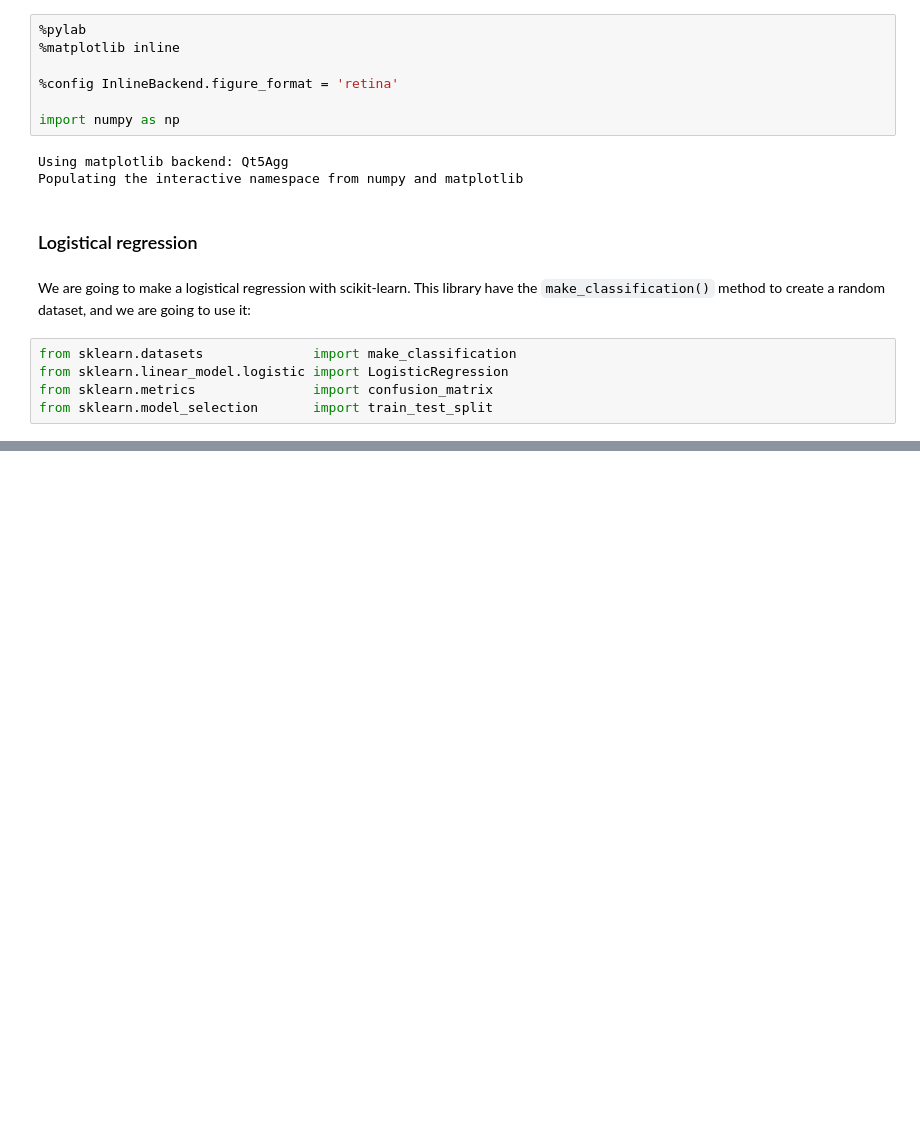
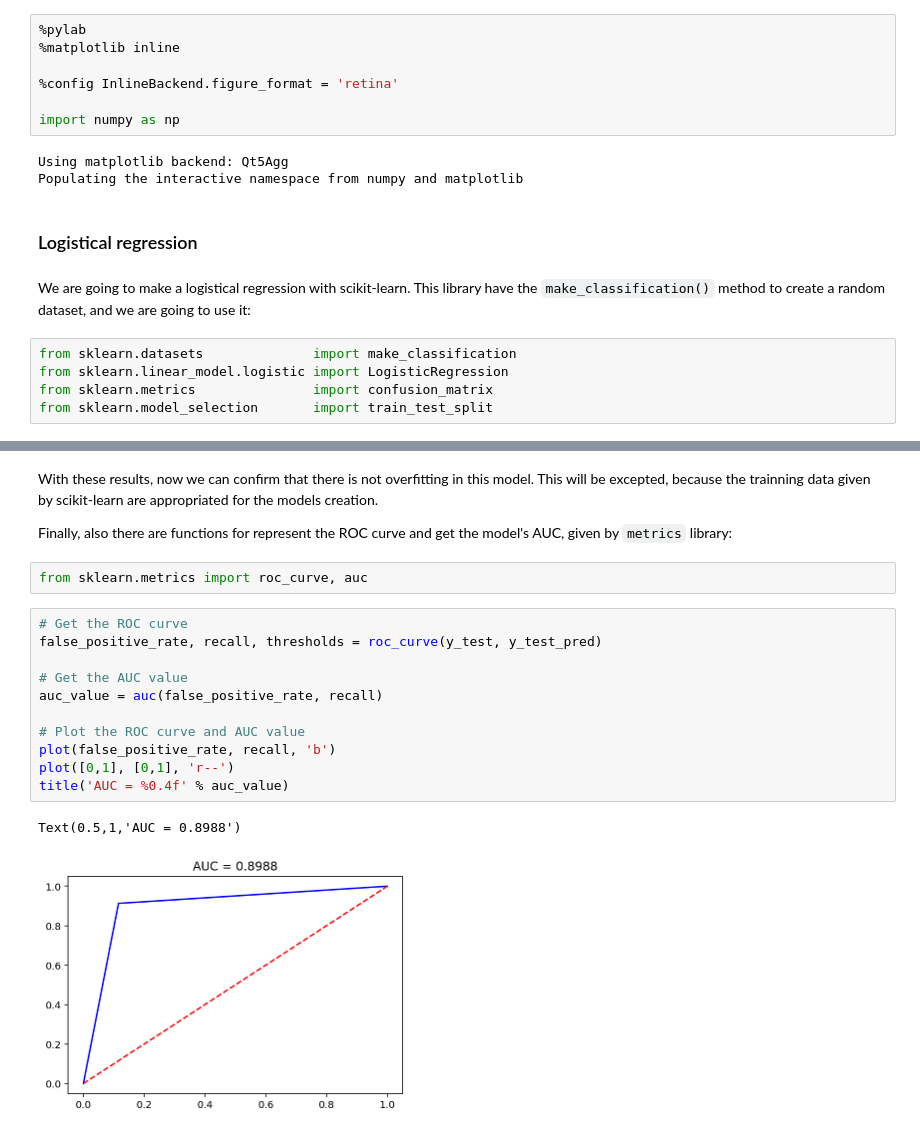
Before and after one commit to jmssalas/master-bigdata-businessanalytics, a Jupyter notebook: 03-applied machine learning/02-supervised-learning/02-classification.ipynb, the cells around one changed output, grey strips where cells are left out. Drawn from its saved outputs; the diff is of its cells as text; blank space fills up the shorter version.

```diff
--- a/03-applied machine learning/02-supervised-learning/02-classification.ipynb
+++ b/03-applied machine learning/02-supervised-learning/02-classification.ipynb
@@ -72,0 +96,20 @@ Both matrix have the similar results, so we can say that there is not overfittin
+# %% [markdown]
+With these results, now we can confirm that there is not overfitting in this model. This will be excepted, because the trainning data given by scikit-learn are appropriated for the models creation.
+
+Finally, also there are functions for represent the ROC curve and get the model's AUC, given by `metrics` library:
+# %%
+from sklearn.metrics import roc_curve, auc
+# %%
+# Get the ROC curve
+false_positive_rate, recall, thresholds = roc_curve(y_test, y_test_pred)
+
+# Get the AUC value
+auc_value = auc(false_positive_rate, recall)
+
+# Plot the ROC curve and AUC value
+plot(false_positive_rate, recall, 'b')
+plot([0,1], [0,1], 'r--')
+title('AUC = %0.4f' % auc_value)
+# %% [output]
+Text(0.5,1,'AUC = 0.8988')
+[figure, added]
```
Also changed, not shown: parts of 35 cells of this notebook, 2 other files.
